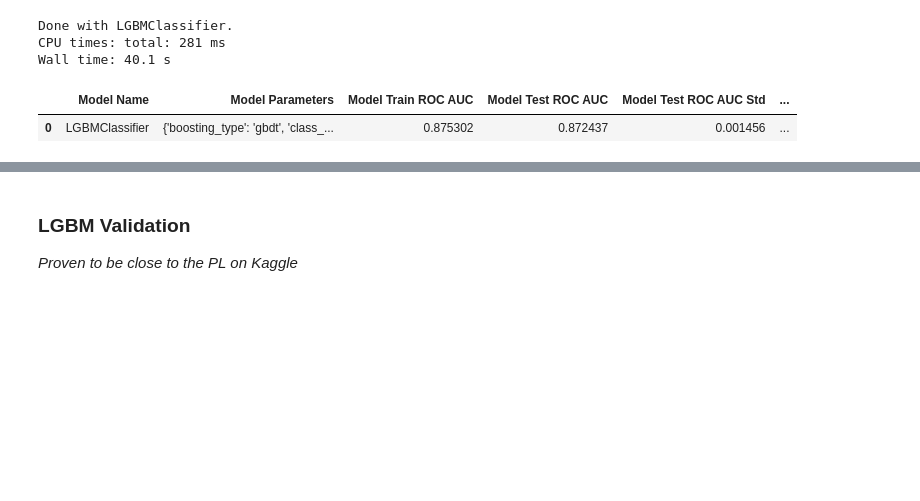
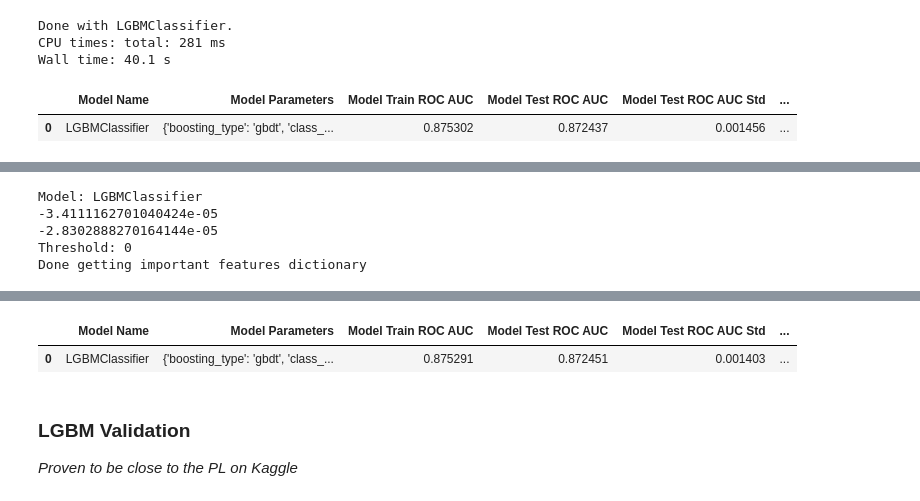
Before and after one commit to hardboyvino/kaggle_competition, a Jupyter notebook: playground_4.7/lgbm.ipynb, the cells around one changed output, grey strips where cells are left out. Cells and saved outputs as stored; diff of their text form; code cells hidden in the pictures; blank space fills up the shorter version.

```diff
--- a/playground_4.7/lgbm.ipynb
+++ b/playground_4.7/lgbm.ipynb
@@ -223,0 +428,65 @@ Wall time: 40.1 s
+# %%
+directory = 'permutation_importances'
+
+# Initialize a dictionary for the features
+perm_important_features = {}
+
+for model in classif_models:
+    if hasattr(model, 'name'):
+        model_name = model.name
+    else:
+        model_name = model.__class__.__name__
+    print(f'Model: {model_name}')
+
+    csv_path = os.path.join(directory, f'{model_name}_permutation_importance.csv')
+    if os.path.exists(csv_path):
+        df = pd.read_csv(csv_path)
+
+        # Initialize importance variables
+        random_feature_importance_cont = 0
+        random_feature_importance_cat = 0
+
+        # Check for 'random_feature_continous' and its importance
+        if 'random_feature_continous' in df['Feature'].values:
+            random_feature_importance_cont = df.loc[df['Feature'] == 'random_feature_continous', 'Importance'].iloc[0]
+            print(random_feature_importance_cont)
+        if 'random_feature_categorical' in df['Feature'].values:
+            random_feature_importance_cat = df.loc[df['Feature'] == 'random_feature_categorical', 'Importance'].iloc[0]
+            print(random_feature_importance_cat)
+        else:
+            random_feature_importance = 0
+
+        # Determine the threshold
+        threshold = max(0, random_feature_importance_cont, random_feature_importance_cat)
+        print(f'Threshold: {threshold}')
+
+        # Filter features where importance is greater than 0
+        important_feats_filtered = df[df['Importance'] > threshold]['Feature'].tolist()
+
+        # # Reorder important_feats based on the predefined features_list
+        # important_feats_ordered = [feat for feat in features_list if feat in important_feats_filtered]
+
+        # Add to importance dictionary
+        perm_important_features[model_name] = important_feats_filtered
+
+    else:
+        print(f'CSV file for {model_name} not found.')
+
+print('Done getting important features dictionary')
+# %% [output]
+Model: LGBMClassifier
+-3.4111162701040424e-05
+-2.8302888270164144e-05
+Threshold: 0
+Done getting important features dictionary
+# %%
+with open('perm_important_features.txt', mode='w') as f:
+    pprint(perm_important_features, stream=f)
+# %%
+%%time
+
+pi_models_classif = classif_evaluate_models(classif_models, X, y, perm_important_features, sk10, f'{experiment_name}_pi')
+pi_models_classif
+
+# 1 minute
+# %% [output]
@@ -224,3 +496,5 @@ Wall time: 40.1 s
+|  | Model Name | Model Parameters | Model Train ROC AUC | Model Test ROC AUC | Model Test ROC AUC Std | ... |
+| 0 | LGBMClassifier | {'boosting_type': 'gbdt', 'class_... | 0.875291 | 0.872451 | 0.001403 | ... |
 # %% [markdown]
 ### LGBM Validation
 
```
Also changed, not shown: parts of 25 cells of this notebook, 3 other files.
